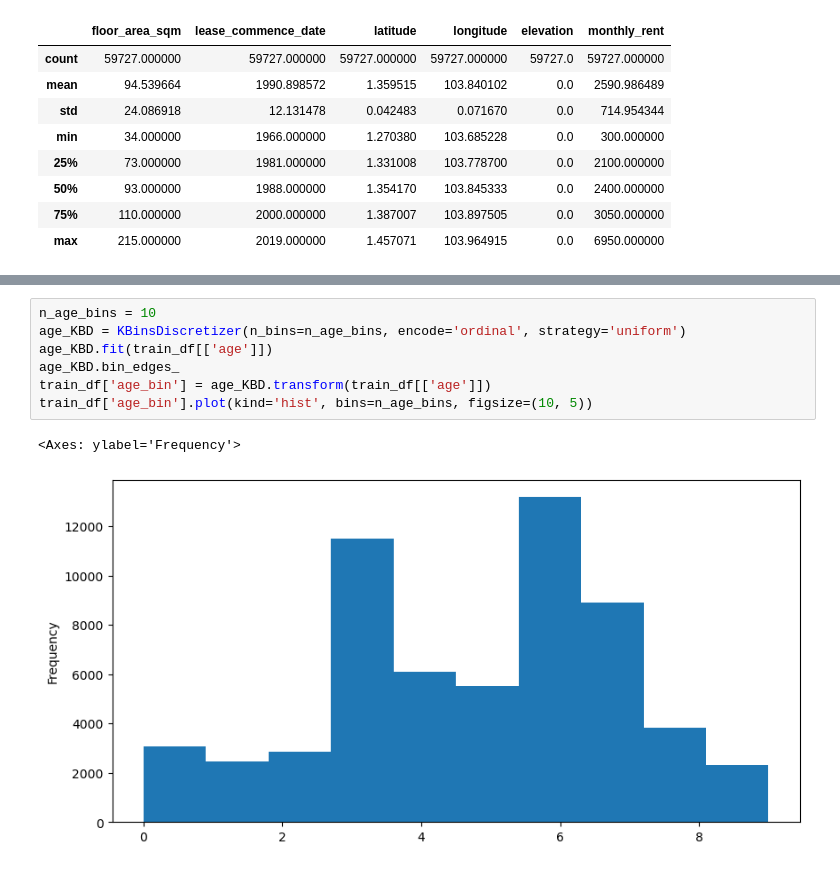
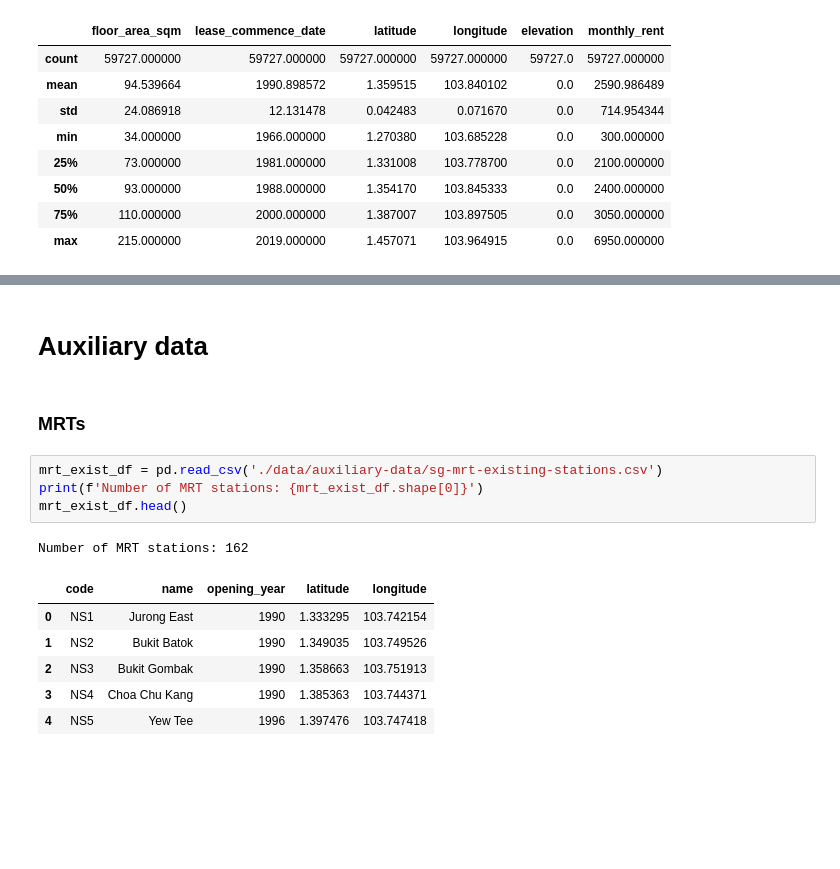
Before and after one commit to luchungi/CS5228, a Jupyter notebook: EDA.ipynb, the cells around one changed output, grey strips where cells are left out. Drawn from its saved outputs; the diff is of its cells as text; blank space fills up the shorter version.

```diff
--- a/EDA.ipynb
+++ b/EDA.ipynb
@@ -103,10 +94,16 @@ train_df['age'].plot(kind='hist', bins=50, figsize=(10, 5))
-# %%
-n_age_bins = 10
-age_KBD = KBinsDiscretizer(n_bins=n_age_bins, encode='ordinal', strategy='uniform')
-age_KBD.fit(train_df[['age']])
-age_KBD.bin_edges_
-train_df['age_bin'] = age_KBD.transform(train_df[['age']])
-train_df['age_bin'].plot(kind='hist', bins=n_age_bins, figsize=(10, 5))
-# %% [output]
-<Axes: ylabel='Frequency'>
-[figure, removed]
+# %% [markdown]
+# Auxiliary data
+# %% [markdown]
+### MRTs
+# %%
+mrt_exist_df = pd.read_csv('./data/auxiliary-data/sg-mrt-existing-stations.csv')
+print(f'Number of MRT stations: {mrt_exist_df.shape[0]}')
+mrt_exist_df.head()
+# %% [output]
+Number of MRT stations: 162
+|  | code | name | opening_year | latitude | longitude |
+| 0 | NS1 | Jurong East | 1990 | 1.333295 | 103.742154 |
+| 1 | NS2 | Bukit Batok | 1990 | 1.349035 | 103.749526 |
+| 2 | NS3 | Bukit Gombak | 1990 | 1.358663 | 103.751913 |
+| 3 | NS4 | Choa Chu Kang | 1990 | 1.385363 | 103.744371 |
+| 4 | NS5 | Yew Tee | 1996 | 1.397476 | 103.747418 |
```
Also changed, not shown: parts of 16 cells of this notebook, 4 other files.
